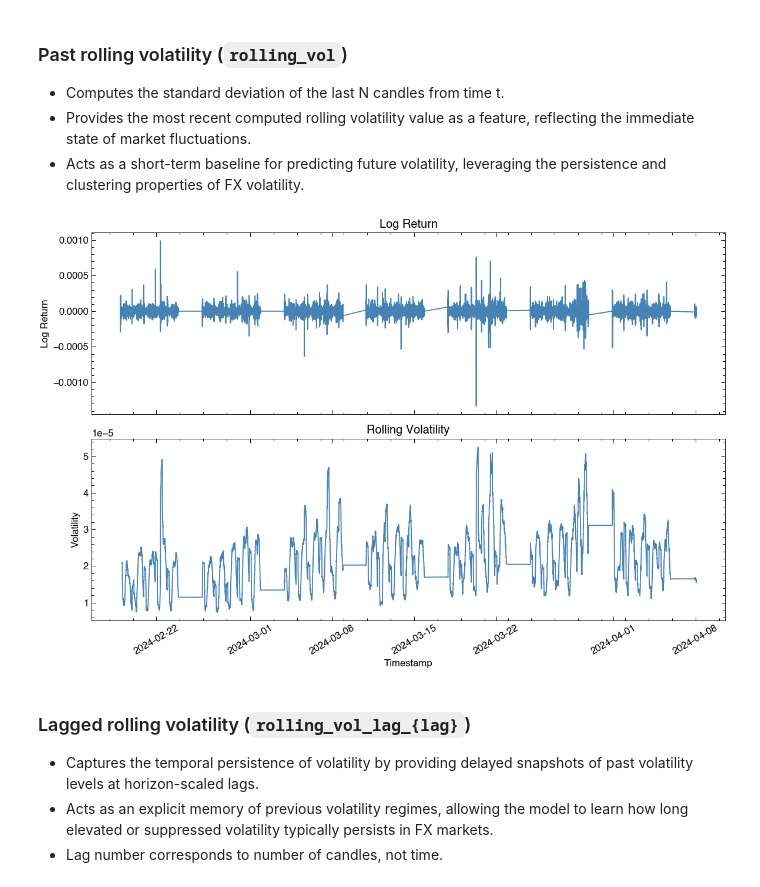
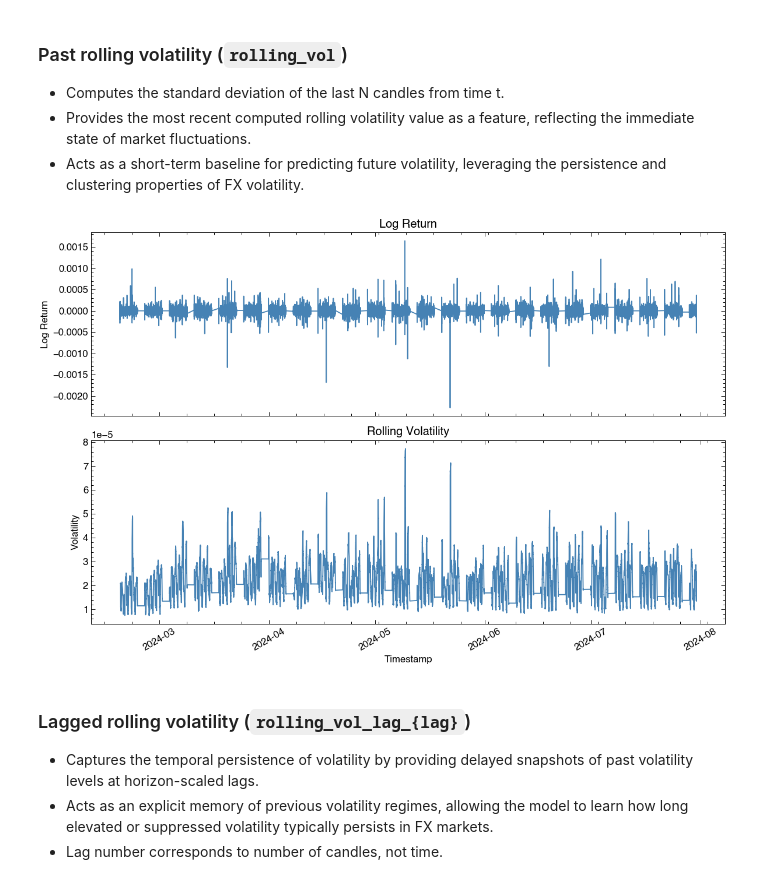
Before and after one commit to dominicjtaylor/fx-volatility-forecasting, a Jupyter notebook: notebooks/volatility_forecasting.ipynb, the cells around one changed output. Drawn from its saved outputs; the diff is of its cells as text; code cells hidden in the pictures.

```diff
--- a/notebooks/volatility_forecasting.ipynb
+++ b/notebooks/volatility_forecasting.ipynb
@@ -50,7 +50,7 @@ mpl.style.use('../styles/science.mplstyle')
 file = 'questdb-eurgbp.csv'
 # nrows = 1000000
 # nrows = None
-nrows = 300000
+nrows = 1000000
 
 currencies = file.split('-')[1].split('.')[0]  # 'eurgbp'
 base_currency = currencies[:3].upper()   # 'EUR'
@@ -124,7 +124,7 @@ plt.show()
 - Serve as the fundamental building block for derived features like rolling statistics, lagged returns, and volatility measures.
 - Help the model detect immediate market activity and short-term fluctuations that influence future volatility.
 # %%
-df = features.compute_log_returns(df)
+df = features.compute_log_return(df)
 
 y = df['log_return']
 plt.figure(figsize=(14,3))
@@ -149,7 +149,7 @@ alpha = 1  # same for both
 lag_multipliers = [0.25, 0.5, 1, 2, 4]
 lag_seconds = [alpha * f * forecast_horizon for f in lag_multipliers]
 
-df = features.logged_lag_returns(df, lag_seconds=lag_seconds)
+df = features.logged_lag_return(df, lag_seconds=lag_seconds)
 
 time_res = (df['timestamp'].iloc[1] - df['timestamp'].iloc[0]).total_seconds()
 lag_steps = [int(ls / time_res) for ls in lag_seconds]
@@ -216,32 +216,32 @@ plt.show()
 - Provides the most recent computed rolling volatility value as a feature, reflecting the immediate state of market fluctuations.
 - Acts as a short-term baseline for predicting future volatility, leveraging the persistence and clustering properties of FX volatility.
 # %%
-df = features.compute_rolling_volatility(df,window_seconds=window)
+df = features.compute_rolling_volatility(df,horizon_seconds=forecast_horizon,k=k)
 
 x = df['timestamp'].values
 y1 = df['log_return']
 y2 = df['rolling_vol']
 
 plt.subplots(2,1,figsize=(12,8),sharex=True)
 
 plt.subplot(2,1,1)
 plt.plot(x,y1,c='steelblue')
 plt.title('Log Return')
 plt.ylabel('Log Return')
 plt.xticks(rotation=30)
 
 plt.subplot(2,1,2)
 plt.plot(x,y2,c='steelblue')
 plt.title('Rolling Volatility')
 plt.ylabel('Volatility')
 plt.xlabel('Timestamp')
 plt.xticks(rotation=30)
 
 plt.tight_layout()
 plt.savefig('../results/plots/rolling_volatility.png')
 plt.show()
 # %% [output]
-[figure, old version]
+[figure, new version]
 # %% [markdown]
 ### Lagged rolling volatility (`rolling_vol_lag_{lag}`)
 - Captures the temporal persistence of volatility by providing delayed snapshots of past volatility levels at horizon-scaled lags.
```
Also changed, not shown: parts of 15 cells of this notebook, 6 other files.
